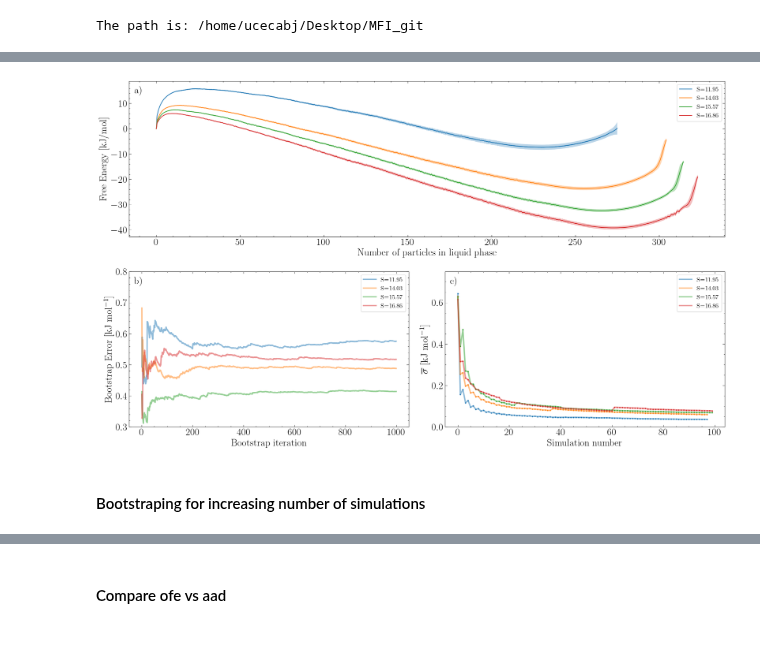
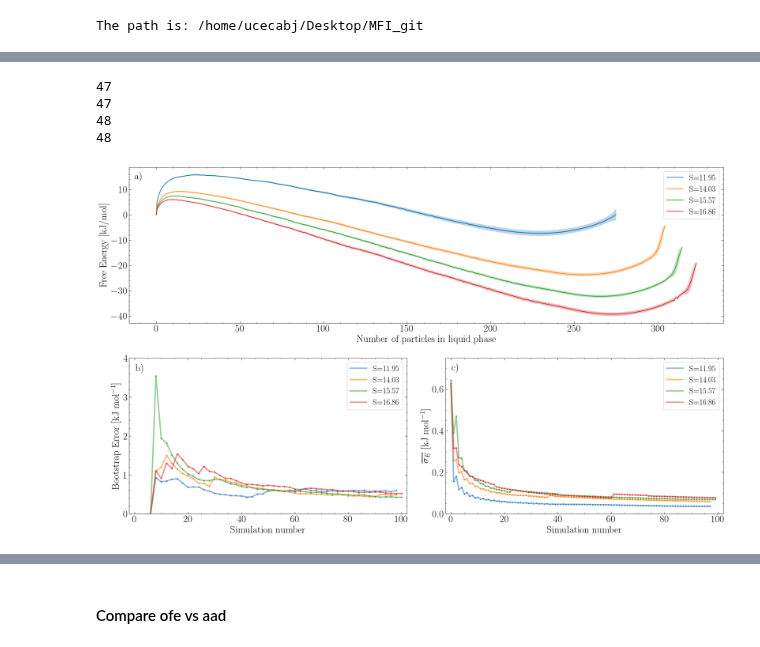
Before and after one commit to mme-ucl/MFI, a Jupyter notebook: Manuscript_Results/Figure3_1D_nucleation.ipynb, the cells around one changed output, grey strips where cells are left out. Saved outputs shown, nothing was run; the diff lists cells and outputs as text; code cells hidden in the pictures.

```diff
--- a/Manuscript_Results/Figure3_1D_nucleation.ipynb
+++ b/Manuscript_Results/Figure3_1D_nucleation.ipynb
@@ -188,17 +40,0 @@ MFI.save_npy([forceterms_forw, forceterms_back], path_figure4 + "LJ_n73_allforce
-# %%
-path_master = "/home/ucecabj/Storage/MFI_new/LJ_fluid/LJ_results23/results_T6n80/"
-
-#initialise force list and grid
-forceterms_forw = []; forceterms_back = []
-
-index_list = np.arange(1,51).tolist()
-
-#load force terms
-for i in index_list:
-    [Ftot_den, Ftot_den2, Ftot, ofv_num, ofe] = MFI1D.load_npy(path_master + "forward_master_" + str(i) + "_n80")
-    # forceterms_forw.append( [Ftot_den, Ftot_den2, Ftot + bias_force_80, ofv_num] )
-    forceterms_forw.append( [Ftot_den, Ftot_den2, Ftot, ofv_num] )
-    [Ftot_den, Ftot_den2, Ftot, ofv_num, ofe] = MFI1D.load_npy(path_master + "backward_master_" + str(i) + "_n80")
-    forceterms_back.append( [Ftot_den, Ftot_den2, Ftot, ofv_num] )
-
-MFI.save_npy([forceterms_forw, forceterms_back], path_figure4 + "LJ_n80_allforces")
@@ -318,10 +166,11 @@ MFI1D.save_pkl([[x_0, FES_0, sd_0, sd_fes_prog_0, Aofe_0], [x_1, FES_1, sd_1, sd
 # %%
-data = MFI1D.load_pkl(path_figure4 + "Figure4_data.pkl")
+# data = MFI1D.load_pkl(path_figure3 + "Figure4_data_err_vs_nsim.pkl")
 
-[[x_0, FES_0, sd_0, sd_fes_prog_0, Aofe_0],
- [x_1, FES_1, sd_1, sd_fes_prog_1, Aofe_1],
- [x_2, FES_2, sd_2, sd_fes_prog_2, Aofe_2],
- [x_3, FES_3, sd_3, sd_fes_prog_3, Aofe_3]] = data
+# [bootstrap_sd_prog,
+#  [x_0, FES_0, sd_0, sd_fes_prog_0, Aofe_0],
+#  [x_1, FES_1, sd_1, sd_fes_prog_1, Aofe_1],
+#  [x_2, FES_2, sd_2, sd_fes_prog_2, Aofe_2],
+#  [x_3, FES_3, sd_3, sd_fes_prog_3, Aofe_3]] = data
 
 name_list = ["55", "65", "73", "80"]
 label_list = ["11.95", "14.03", "15.57", "16.86"]
@@ -334,42 +183,48 @@ for i in [0,1,2,3]:
     if i == 1: [x_plot, FES_plot, sd_plot, sd_fes_prog, Aofe] = [x_1, FES_1, sd_1, sd_fes_prog_1, Aofe_1]
     if i == 2: [x_plot, FES_plot, sd_plot, sd_fes_prog, Aofe] = [x_2, FES_2, sd_2, sd_fes_prog_2, Aofe_2]
     if i == 3: [x_plot, FES_plot, sd_plot, sd_fes_prog, Aofe] = [x_3, FES_3, sd_3, sd_fes_prog_3, Aofe_3]
 
+    print(len(bootstrap_sd_prog[i]))
 
     plt.subplot(2,1,1)
     plt.plot(x_plot, FES_plot, label="S=" + label_list[i]);
     plt.fill_between(x_plot, FES_plot - sd_plot, FES_plot + sd_plot, alpha=0.3)
 
     plt.subplot(2,2,3)
-    plt.plot(range(len(sd_fes_prog)), sd_fes_prog, label="S=" + label_list[i],alpha=0.5,linewidth=3)
+    # plt.plot(range(len(sd_fes_prog)), sd_fes_prog, label="S=" + label_list[i],alpha=0.5,linewidth=3)
+    plt.plot([e*2 for e in range(3, len(bootstrap_sd_prog[i])+3)], bootstrap_sd_prog[i], label="S=" + label_list[i],alpha=0.5,linewidth=3)
+    plt.scatter([e*2 for e in range(3, len(bootstrap_sd_prog[i])+3)], bootstrap_sd_prog[i], s=4)
     # plt.scatter(range(len(sd_fes_prog)), sd_fes_prog, s=4)
 
     plt.subplot(2,2,4)
     # plt.plot(range(len(Aofe)), Aofe, label="S=" + label_list[i])
     plt.plot(range(len(Aofe)), Aofe, label="S=" + label_list[i],alpha=0.5,linewidth=3)
     plt.scatter(range(len(Aofe)), Aofe, s=4)
 
 
-plt.subplot(2,1,1); plt.xlabel("Number of particles in liquid phase"), plt.ylabel("Free Energy [kJ/mol]"); plt.legend(fontsize=14); #plt.title("Free Enery Surface with Standard Deviation form Bootstraping ")
+plt.subplot(2,1,1); plt.xlabel("Number of particles in liquid phase"), plt.ylabel("Free Energy [kJ/mol]"); plt.legend(fontsize=18); #plt.title("Free Enery Surface with Standard Deviation form Bootstraping ")
 # plt.ylim(-5,20);
 plt.text(-13,14, "a)")
 
 plt.subplot(2,2,3)
-plt.ylim(0.3,0.8);
-plt.xlabel("Bootstrap iteration"), plt.ylabel("Bootstrap Error [kJ mol$^{-1}$]"); plt.legend(fontsize=14); #plt.title("Progression of Standard Deviation by Bootstrap Iteration")
-plt.text(-30, 0.76, "b)")
+plt.ylim(0,4);
+plt.xlim(-2,102)
+plt.xlabel("Simulation number"), plt.ylabel("Bootstrap Error [kJ mol$^{-1}$]"); plt.legend(fontsize=18); #plt.title("Progression of Standard Deviation by Bootstrap Iteration")
+plt.text(0.3, 3.66, "b)")
 
 plt.subplot(2,2,4);
 plt.ylim(0, 0.75);
-# plt.xlabel("Simulation number"), plt.ylabel("$\overline{\sigma}_{\frac{dF_t(s)}{ds}}$ [kJ mol$^{-1}$]"); plt.legend(fontsize=14); #plt.title("Progression of the Error of the Mean Force")
-plt.xlabel("Simulation number"), plt.ylabel("$\overline{\sigma}$ [kJ mol$^{-1}$]"); plt.legend(fontsize=14); #plt.title("Progression of the Error of the Mean Force")
-plt.text(-3, 0.69, "c)")
+plt.xlim(-2,102)
+plt.xlabel("Simulation number"), plt.ylabel("$\overline{\sigma_E}$ [kJ mol$^{-1}$]"); plt.legend(fontsize=18); #plt.title("Progression of the Error of the Mean Force")
+plt.text(0.3, 0.69, "c)")
 
 
 plt.tight_layout()
-# plt.savefig(path_manustript + 'Figure4/Figure4_x3.png', dpi=600, bbox_inches='tight')
+plt.savefig(path_manustript + 'Figure3/Figure3_MFI.png', dpi=600, bbox_inches='tight')
 plt.show()
 # %% [output]
+47
+47
+48
+48
-[figure, old version]
+[figure, new version]
-# %% [markdown]
-#### Bootstraping for increasing number of simulations
```
Also changed, not shown: parts of 16 cells of this notebook, 29 other files.
